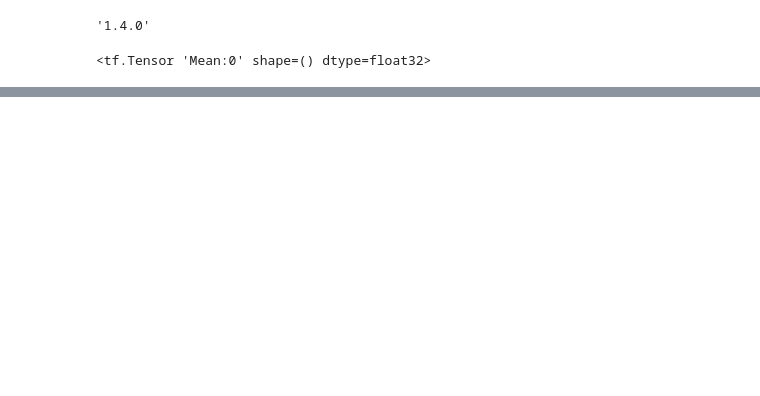
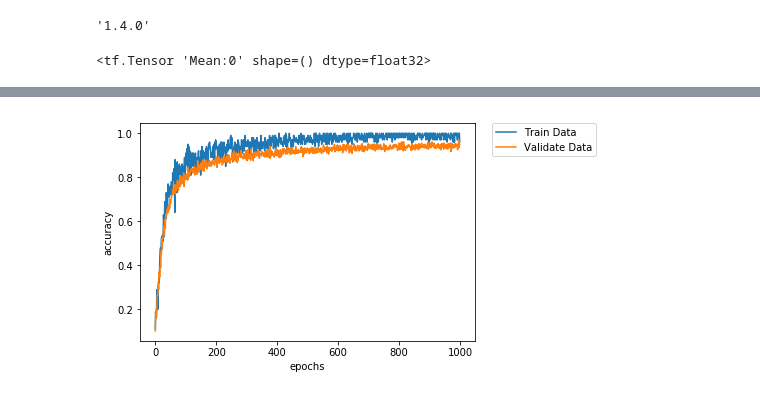
Before and after one commit to AshisGhosh/ashisghosh_data_x_s18, a Jupyter notebook: hw/hw3/hw3_part2.ipynb, the cells around one changed output, grey strips where cells are left out. Saved outputs shown, nothing was run; the diff lists cells and outputs as text; code cells hidden in the pictures; blank space fills up the shorter version.

```diff
--- a/hw/hw3/hw3_part2.ipynb
+++ b/hw/hw3/hw3_part2.ipynb
@@ -173,0 +253,6 @@ show_graph(tf.get_default_graph()) #not that great, we should probably use scope
+# %%
+# Evaluation to see accuracy
+
+with tf.name_scope("eval"):
+    correct = tf.nn.in_top_k(logits, y, 1)
+    accuracy = tf.reduce_mean(tf.cast(correct, tf.float32))
@@ -173,0 +263,31 @@ show_graph(tf.get_default_graph()) #not that great, we should probably use scope
+# %%
+init = tf.global_variables_initializer()
+saver = tf.train.Saver()
+
+n_epochs = 1000
+batch_size = 100
+
+epoch_arr = []
+acc_tr_arr = []
+acc_v_arr = []
+
+with tf.Session() as sess:
+    init.run()
+    for epoch in range(n_epochs):
+#         for iteration in range(mnist.train.num_examples // batch_size):
+#             X_batch, y_batch = mnist.train.next_batch(batch_size)
+#             sess.run(training_op, feed_dict={X: X_batch, y: y_batch})
+        for i in range(len(x_train)//batch_size):
+            batch_xs, batch_ys = next_batch(batch_size, X_train, y_train2)
+        #     print(batch_xs)
+            sess.run(training_op, feed_dict={X: batch_xs, y: batch_ys})
+
+        acc_train = accuracy.eval(feed_dict={X: batch_xs, y: batch_ys})
+        acc_val = accuracy.eval(feed_dict={X: X_test,
+                                            y: y_test2})
+        print(epoch, "Train accuracy:", acc_train, "Val accuracy:", acc_val)
+        epoch_arr.append(epoch)
+        acc_tr_arr.append(acc_train)
+        acc_v_arr.append(acc_val)
+
+    save_path = saver.save(sess, "./my_model_final.ckpt") # save model
@@ -173,0 +312,9 @@ show_graph(tf.get_default_graph()) #not that great, we should probably use scope
+# %%
+plt.plot(epoch_arr, acc_tr_arr, label="Train Data")
+plt.plot(epoch_arr, acc_v_arr, label="Validate Data")
+plt.legend(bbox_to_anchor=(1.05, 1), loc=2, borderaxespad=0.)
+plt.xlabel('epochs')
+plt.ylabel('accuracy')
+plt.show()
+# %% [output]
+[figure, added]
```
Also changed, not shown: parts of 14 cells of this notebook, 4 other files.
